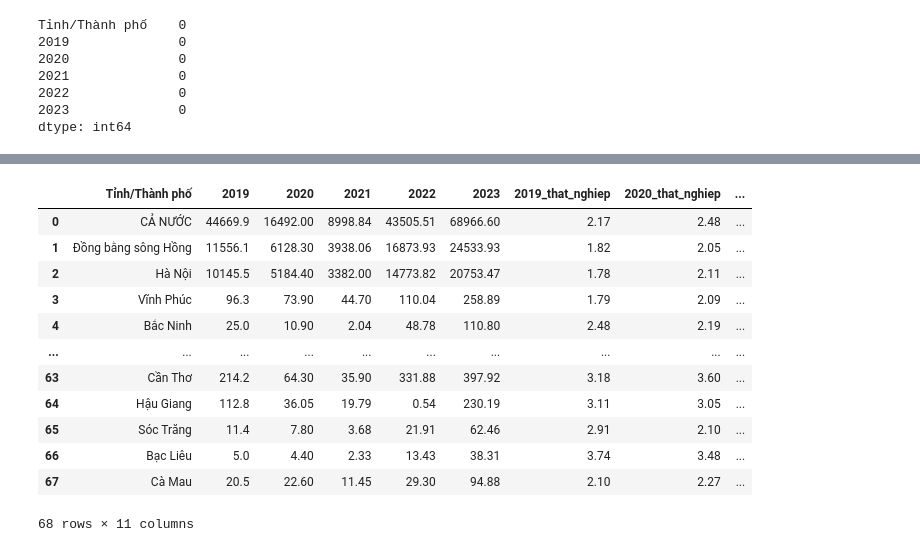
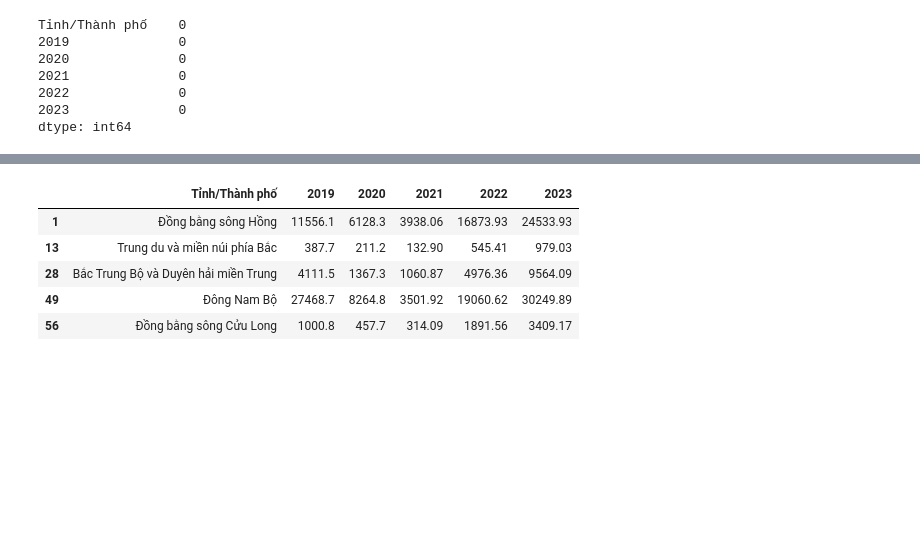
Before and after one commit to honguyenhoangphat/Thuthap_Tien_XuLyDuLieu, a Jupyter notebook: DoAnCuoiKy/Doanh thu du lịch.ipynb, the cells around one changed output, grey strips where cells are left out. Saved outputs shown, nothing was run; the diff lists cells and outputs as text; code cells hidden in the pictures; blank space fills up the shorter version.

```diff
--- a/DoAnCuoiKy/Doanh thu du lịch.ipynb
+++ b/DoAnCuoiKy/Doanh thu du lịch.ipynb
@@ -243,17 +102,18 @@ that_nghiep
-# %%
-merge_df = pd.merge(clean_df, that_nghiep, on='Tỉnh/Thành phố', suffixes=('', '_that_nghiep'))
-merge_df
-# %% [output]
-|  | Tỉnh/Thành phố | 2019 | 2020 | 2021 | 2022 | 2023 | 2019_that_nghiep | 2020_that_nghiep | ... |
-| 0 | CẢ NƯỚC | 44669.9 | 16492.00 | 8998.84 | 43505.51 | 68966.60 | 2.17 | 2.48 | ... |
-| 1 | Đồng bằng sông Hồng | 11556.1 | 6128.30 | 3938.06 | 16873.93 | 24533.93 | 1.82 | 2.05 | ... |
-| 2 | Hà Nội | 10145.5 | 5184.40 | 3382.00 | 14773.82 | 20753.47 | 1.78 | 2.11 | ... |
-| 3 | Vĩnh Phúc | 96.3 | 73.90 | 44.70 | 110.04 | 258.89 | 1.79 | 2.09 | ... |
-| 4 | Bắc Ninh | 25.0 | 10.90 | 2.04 | 48.78 | 110.80 | 2.48 | 2.19 | ... |
-| ... | ... | ... | ... | ... | ... | ... | ... | ... | ... |
-| 63 | Cần Thơ | 214.2 | 64.30 | 35.90 | 331.88 | 397.92 | 3.18 | 3.60 | ... |
-| 64 | Hậu Giang | 112.8 | 36.05 | 19.79 | 0.54 | 230.19 | 3.11 | 3.05 | ... |
-| 65 | Sóc Trăng | 11.4 | 7.80 | 3.68 | 21.91 | 62.46 | 2.91 | 2.10 | ... |
-| 66 | Bạc Liêu | 5.0 | 4.40 | 2.33 | 13.43 | 38.31 | 3.74 | 3.48 | ... |
-| 67 | Cà Mau | 20.5 | 22.60 | 11.45 | 29.30 | 94.88 | 2.10 | 2.27 | ... |
-68 rows × 11 columns
+# %%
+# chọn lọc vùng
+vung = [
+    'Đồng bằng sông Hồng',
+    'Trung du và miền núi phía Bắc',
+    'Bắc Trung Bộ và Duyên hải miền Trung',
+    'Đông Nam Bộ',
+    'Đồng bằng sông Cửu Long'
+]
+data_new = clean_df[clean_df['Tỉnh/Thành phố'].isin(vung)]
+data_new
+# %% [output]
+|  | Tỉnh/Thành phố | 2019 | 2020 | 2021 | 2022 | 2023 |
+| 1 | Đồng bằng sông Hồng | 11556.1 | 6128.3 | 3938.06 | 16873.93 | 24533.93 |
+| 13 | Trung du và miền núi phía Bắc | 387.7 | 211.2 | 132.90 | 545.41 | 979.03 |
+| 28 | Bắc Trung Bộ và Duyên hải miền Trung | 4111.5 | 1367.3 | 1060.87 | 4976.36 | 9564.09 |
+| 49 | Đông Nam Bộ | 27468.7 | 8264.8 | 3501.92 | 19060.62 | 30249.89 |
+| 56 | Đồng bằng sông Cửu Long | 1000.8 | 457.7 | 314.09 | 1891.56 | 3409.17 |
```
Also changed, not shown: parts of 17 cells of this notebook, 1 other file.
